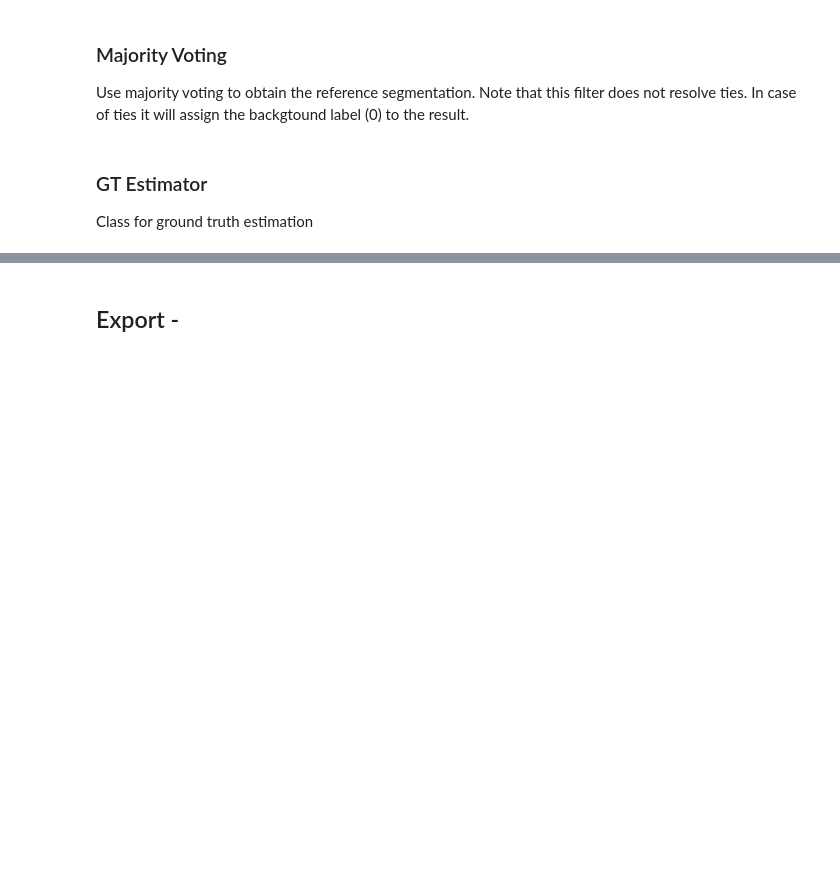
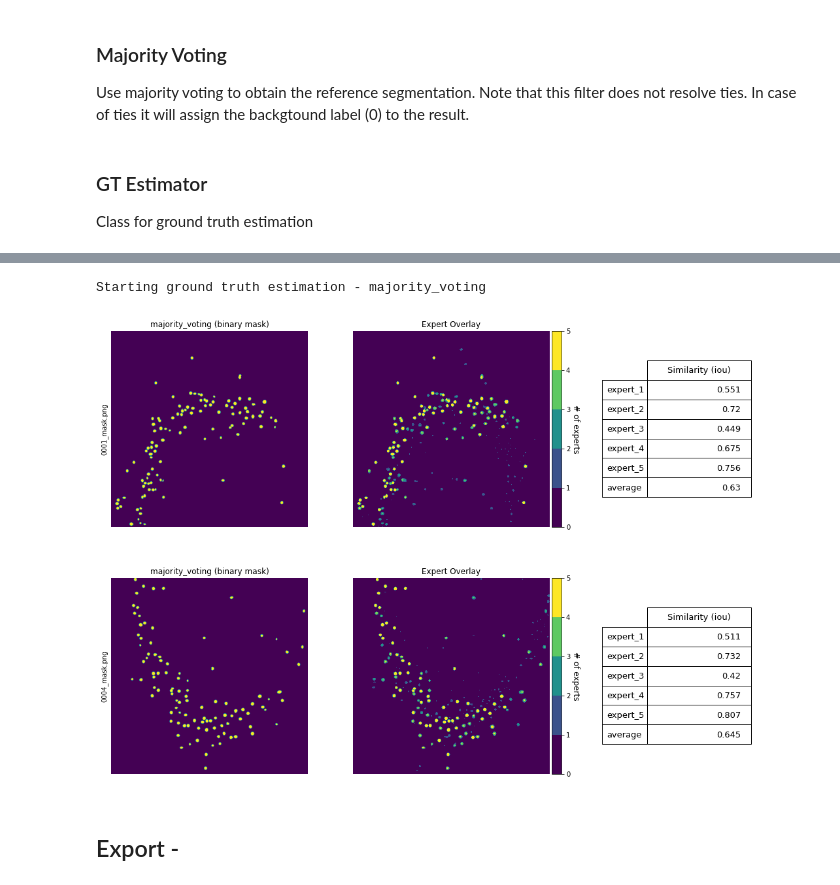
Before and after one commit to matjesg/deepflash2, a Jupyter notebook: nbs/09_gt.ipynb, the cells around one changed output, grey strips where cells are left out. Saved outputs shown, nothing was run; the diff lists cells and outputs as text; code cells hidden in the pictures; blank space fills up the shorter version.

```diff
--- a/nbs/09_gt.ipynb
+++ b/nbs/09_gt.ipynb
@@ -166,5 +199,10 @@ t.gt_estimation()
 # %%
 t.gt_estimation(method='majority_voting', save_dir='mv_test')
+t.show_gt(method='majority_voting', max_n=2)
+# %% [output]
+Starting ground truth estimation - majority_voting
+[figure, added]
+[figure, added]
 # %% [markdown]
 ## Export -
 # %%
```
Also changed, not shown: parts of 8 cells of this notebook, 15 other files.
